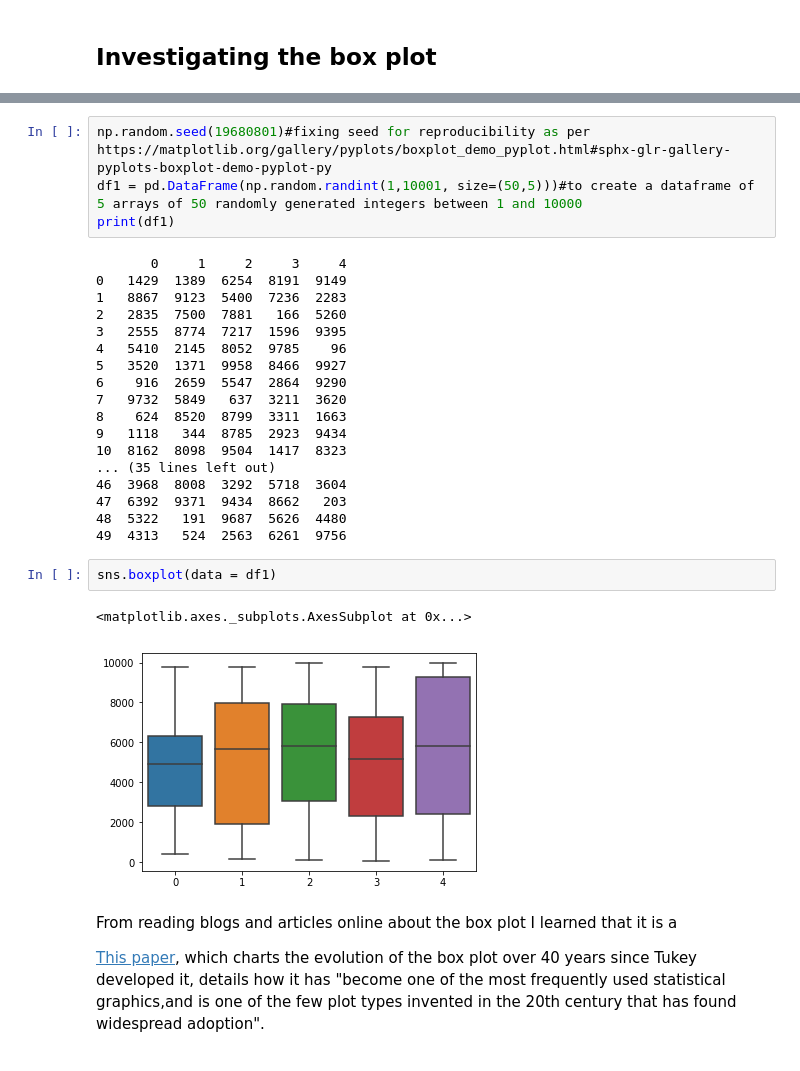
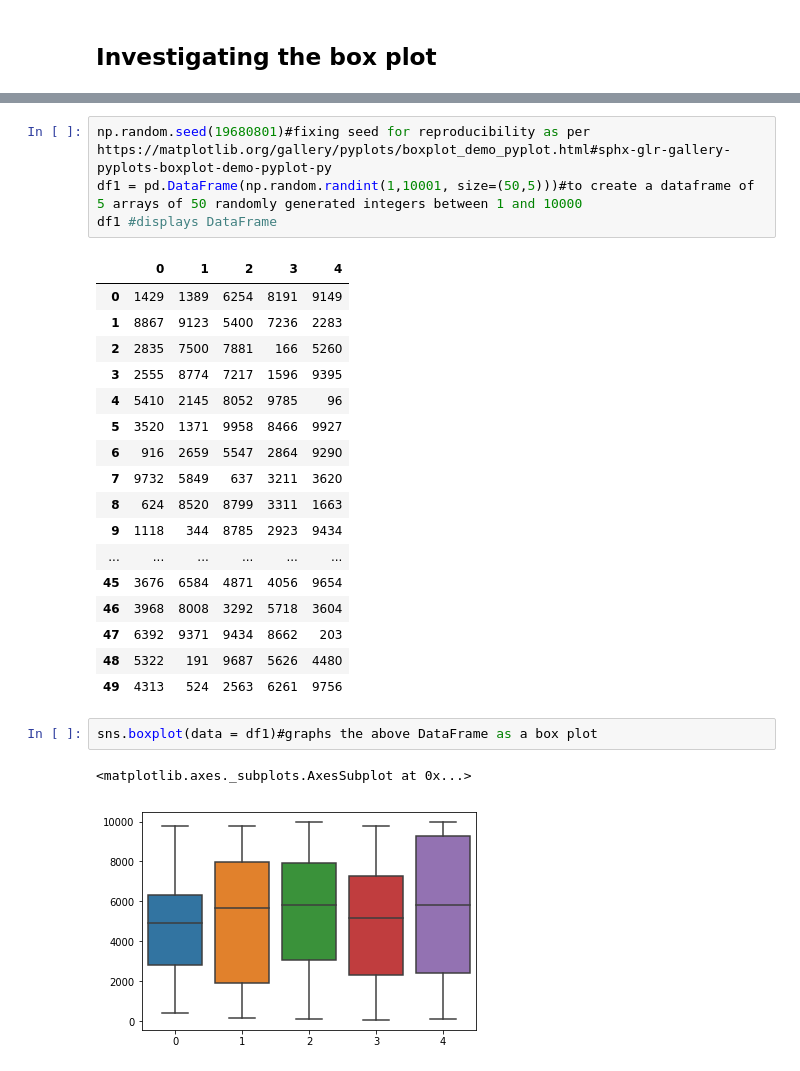
Before and after one commit to AideenByrne/FundamentalsProject, a Jupyter notebook: Fundamentals of Data Analysis Project .ipynb, the cells around one changed output, grey strips where cells are left out. Drawn from its saved outputs; the diff is of its cells as text.

```diff
--- a/Fundamentals of Data Analysis Project .ipynb
+++ b/Fundamentals of Data Analysis Project .ipynb
@@ -72,32 +74,27 @@ To see this on a larger scale, I decided to generate another array of random num
 # %%
 np.random.seed(19680801)#fixing seed for reproducibility as per https://matplotlib.org/gallery/pyplots/boxplot_demo_pyplot.html#sphx-glr-gallery-pyplots-boxplot-demo-pyplot-py
 df1 = pd.DataFrame(np.random.randint(1,10001, size=(50,5)))#to create a dataframe of 5 arrays of 50 randomly generated integers between 1 and 10000
-print(df1)
+df1 #displays DataFrame
 # %% [output]
-       0     1     2     3     4
-0   1429  1389  6254  8191  9149
-1   8867  9123  5400  7236  2283
-2   2835  7500  7881   166  5260
-3   2555  8774  7217  1596  9395
-4   5410  2145  8052  9785    96
-5   3520  1371  9958  8466  9927
-6    916  2659  5547  2864  9290
-7   9732  5849   637  3211  3620
-8    624  8520  8799  3311  1663
-9   1118   344  8785  2923  9434
-10  8162  8098  9504  1417  8323
-... (35 lines left out)
-46  3968  8008  3292  5718  3604
-47  6392  9371  9434  8662   203
-48  5322   191  9687  5626  4480
-49  4313   524  2563  6261  9756
+|  | 0 | 1 | 2 | 3 | 4 |
+| 0 | 1429 | 1389 | 6254 | 8191 | 9149 |
+| 1 | 8867 | 9123 | 5400 | 7236 | 2283 |
+| 2 | 2835 | 7500 | 7881 | 166 | 5260 |
+| 3 | 2555 | 8774 | 7217 | 1596 | 9395 |
+| 4 | 5410 | 2145 | 8052 | 9785 | 96 |
+| 5 | 3520 | 1371 | 9958 | 8466 | 9927 |
+| 6 | 916 | 2659 | 5547 | 2864 | 9290 |
+| 7 | 9732 | 5849 | 637 | 3211 | 3620 |
+| 8 | 624 | 8520 | 8799 | 3311 | 1663 |
+| 9 | 1118 | 344 | 8785 | 2923 | 9434 |
+| ... | ... | ... | ... | ... | ... |
+| 45 | 3676 | 6584 | 4871 | 4056 | 9654 |
+| 46 | 3968 | 8008 | 3292 | 5718 | 3604 |
+| 47 | 6392 | 9371 | 9434 | 8662 | 203 |
+| 48 | 5322 | 191 | 9687 | 5626 | 4480 |
+| 49 | 4313 | 524 | 2563 | 6261 | 9756 |
 # %%
-sns.boxplot(data = df1)
+sns.boxplot(data = df1)#graphs the above DataFrame as a box plot
 # %% [output]
 <matplotlib.axes._subplots.AxesSubplot at 0x...>
 [figure]
-# %% [markdown]
-From reading blogs and articles online about the box plot I learned that it is a
-
-
-[This paper](http://vita.had.co.nz/papers/boxplots.pdf), which charts the evolution of the box plot over 40 years since Tukey developed it, details how it has "become one of the most frequently used statistical graphics,and is one of the few plot types invented in the 20th century that has found widespread adoption".
```
Also changed, not shown: parts of 10 cells of this notebook.
